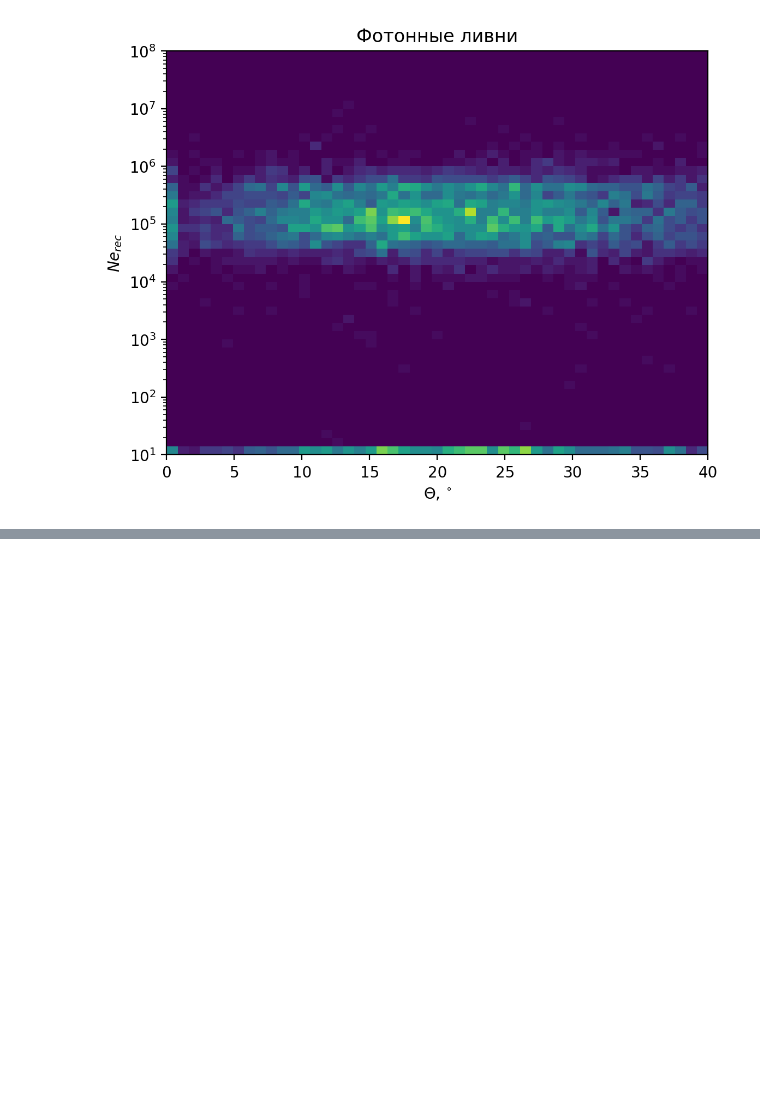
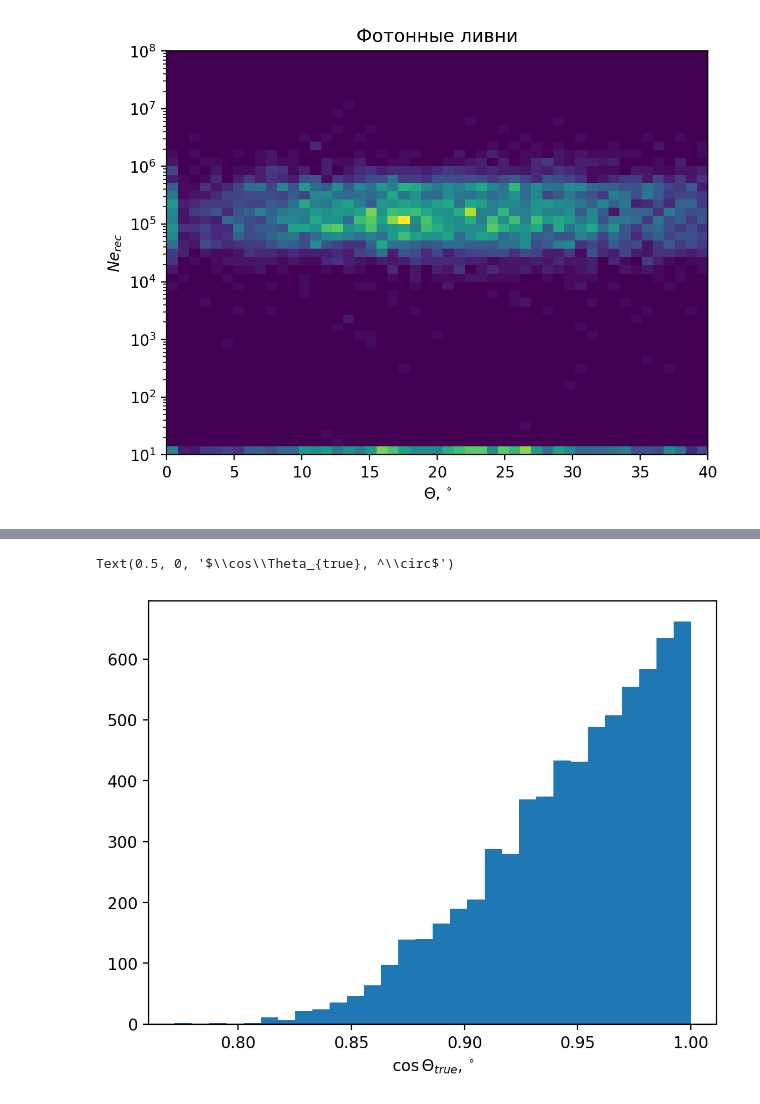
Before and after one commit to taunterjay/Carpet-3-Model, a Jupyter notebook: NKG_fit/ReconstructionData.ipynb, the cells around one changed output, grey strips where cells are left out. Cells and saved outputs as stored; diff of their text form; code cells hidden in the pictures; blank space fills up the shorter version.

```diff
--- a/NKG_fit/ReconstructionData.ipynb
+++ b/NKG_fit/ReconstructionData.ipynb
@@ -252,0 +274,7 @@ Text(0.5, 1.0, 'Фотонные ливни')
+# %%
+plt.hist(np.cos(np.radians(theta_true_arr)), bins=30)
+
+plt.xlabel('$\cos\Theta_{true}, ^\circ$')
+# %% [output]
+Text(0.5, 0, '$\\cos\\Theta_{true}, ^\\circ$')
+[figure, added]
```
Also changed, not shown: parts of 10 cells of this notebook, 31 other files.
